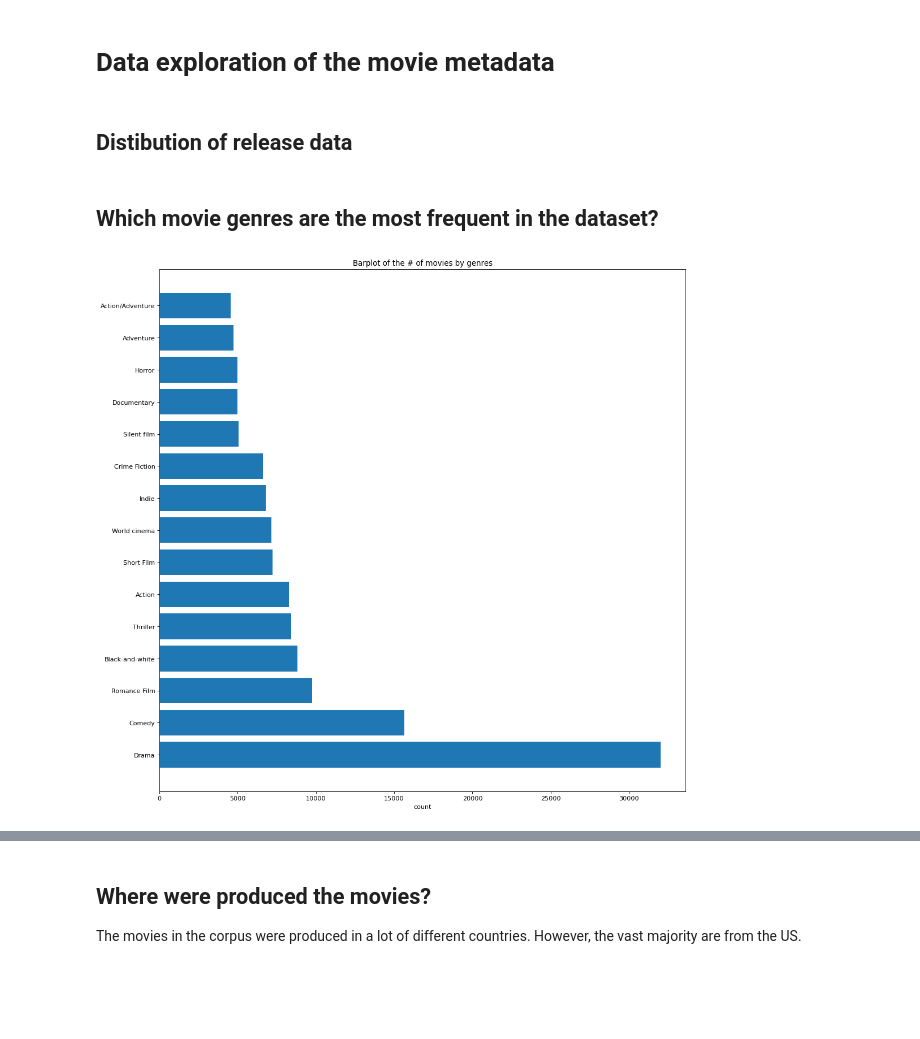
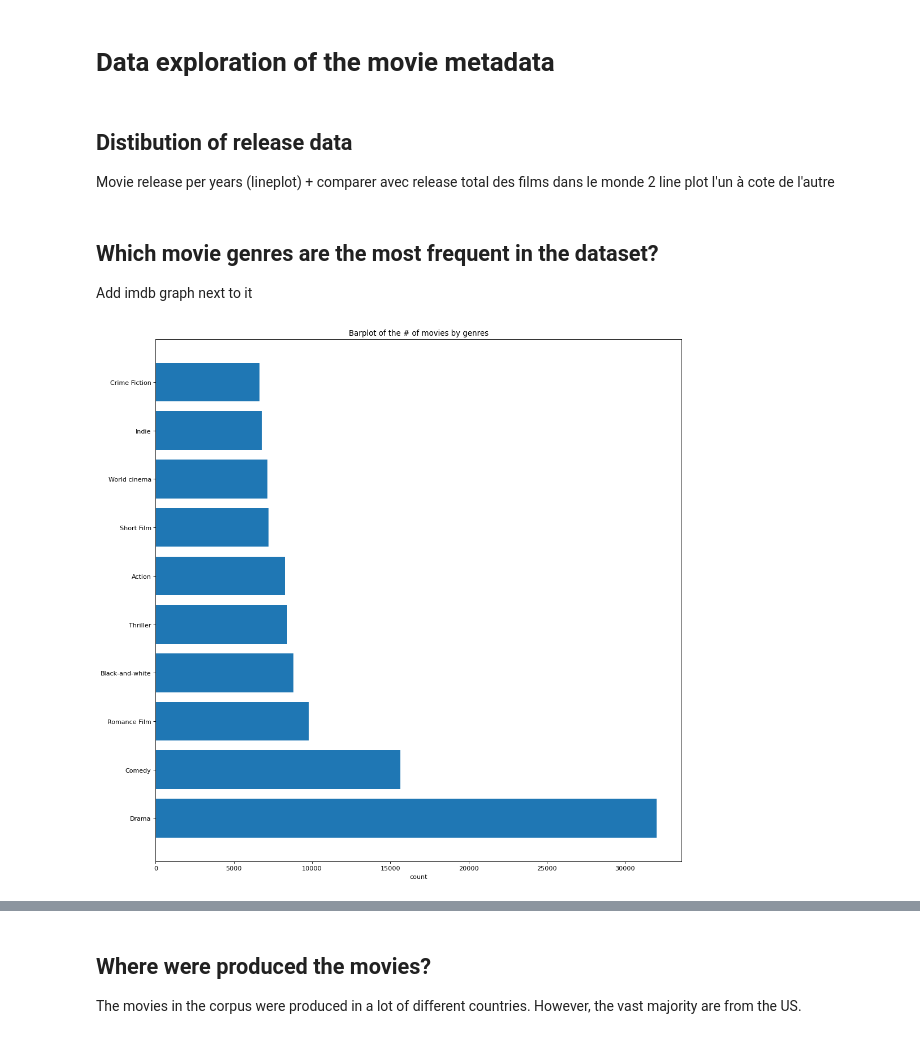
Before and after one commit to epfl-ada/ada-2022-project-error141, a Jupyter notebook: data_exploration_final.ipynb, the cells around one changed output, grey strips where cells are left out. Drawn from its saved outputs; the diff is of its cells as text; code cells hidden in the pictures; blank space fills up the shorter version.

```diff
--- a/data_exploration_final.ipynb
+++ b/data_exploration_final.ipynb
@@ -143,23 +152,26 @@ summaries.head()
 # Data exploration of the movie metadata <a name="movie"></a>
 # %% [markdown]
 ## Distibution of release data
+Movie release per years (lineplot) + comparer avec release total des films dans le monde
+2 line plot l'un à cote de l'autre
 # %% [markdown]
 ## Which movie genres are the most frequent in the dataset?
+Add imdb graph next to it
 # %%
 #Let's look at the genres of the movies
 def get_count_genre(x):
     genre, count_genre = np.unique((list(chain.from_iterable(x))), return_counts=True)
     count_genre = pd.DataFrame({'genre': genre,'count': count_genre})
     return count_genre.sort_values(by=['count'], ascending=False)
 
 count_genre = get_count_genre(movie_metadata.genres)
 
 #Let's only look at the top 15 genres
 plt.figure(figsize=(15, 15), dpi=80)
-plt.barh(count_genre.iloc[0:15].genre, count_genre.iloc[0:15]['count'])
+plt.barh(count_genre.iloc[0:10].genre, count_genre.iloc[0:10]['count'])
 plt.xlabel('count'); plt.title('Barplot of the # of movies by genres')
 plt.show()
 # %% [output]
-[figure, old version]
+[figure, new version]
 # %% [markdown]
 ## Is the distribution the same accross decades
```
Also changed, not shown: parts of 53 cells of this notebook, 1 other file.
